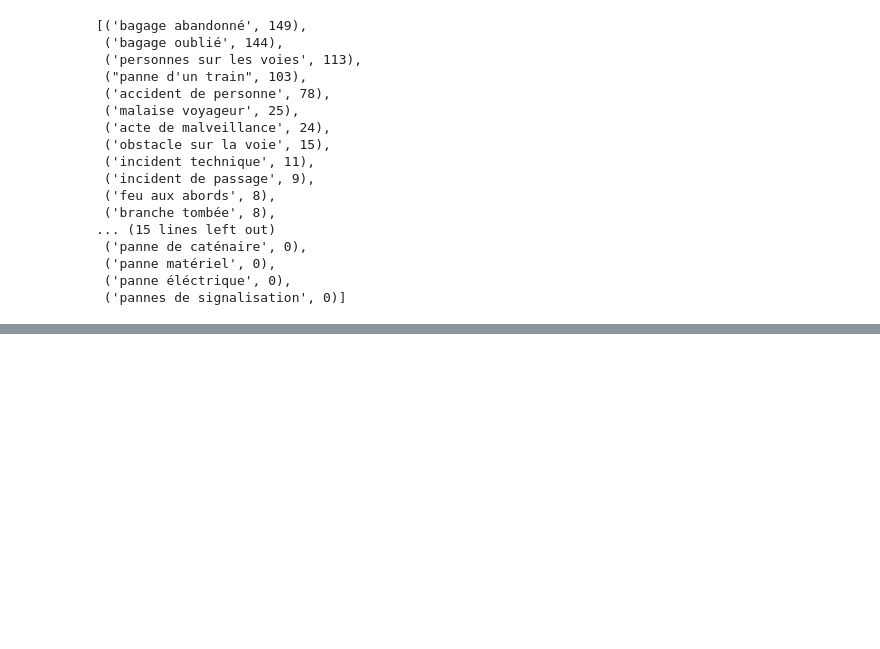
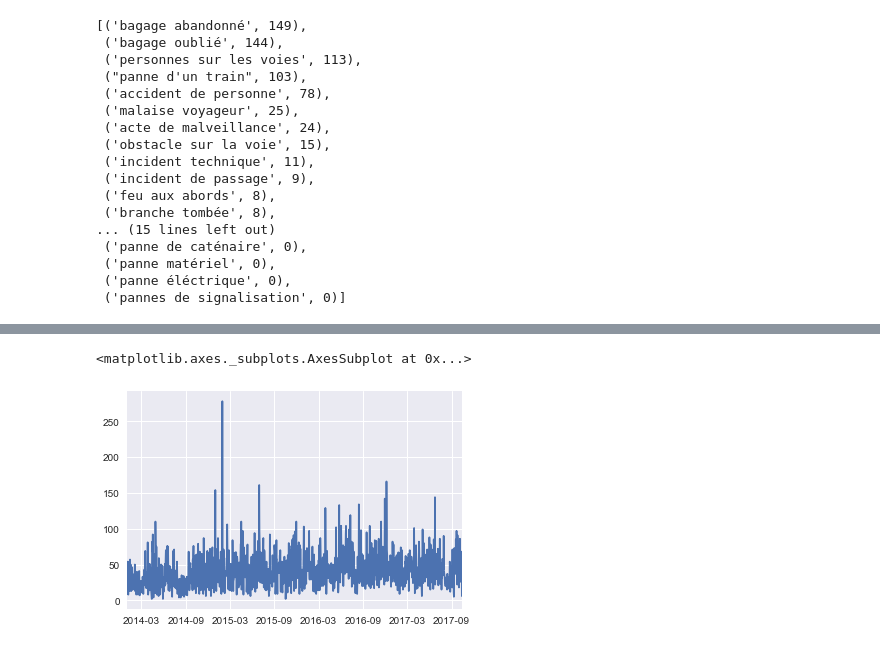
Before and after one commit to guidesc/DSBA---case-study, a Jupyter notebook: RATP.ipynb, the cells around one changed output, grey strips where cells are left out. Saved outputs shown, nothing was run; the diff lists cells and outputs as text; code cells hidden in the pictures; blank space fills up the shorter version.

Commit message:
#3rd try
1. update number of tweets per day
2. update data_cleaning menthod

```diff
--- a/RATP.ipynb
+++ b/RATP.ipynb
@@ -96,7 +96,14 @@ line_dict['RER_C'].username[0]
 import re
 def clean_data(input):
     pd.options.display.max_colwidth = 200
-    if re.search('RER[CDE]_SNCF',input.username[0]):
+    input['date'] = pd.to_datetime(input.date)
+    input = input[input.date > pd.to_datetime('2014-1-1')]
+
+    # replace pte, chateau
+    input.text = input.text.str.replace('Pte|pte', 'Porte')
+    input.text = input.text.str.replace('Chateau|chateau', 'Château')
+
+    if re.search('RER[CDE]_SNCF',input.username.iloc[0]):
         output = input[input.text.str.contains('Infotrafic', na=False)]
     else:
         to_drop = ["Bonjour", "@",'Théo', 'Emma','Bjr','Inès',
@@ -105,4 +112,3 @@ def clean_data(input):
                    'rerc','rerd', 'rere','Infotrafic'] # all about conversations
         output = input[~input.text.str.contains('|'.join(to_drop), na=False)]
     return output
-output = clean_data(line_dict['RER_A'])
@@ -108,0 +141,5 @@ output = clean_data(line_dict['RER_A'])
+# %%
+# after data cleaning, size of the data set
+for k in line_dict.keys():
+    line_dict[k] = clean_data(line_dict[k])
+    print(k, line_dict[k].shape)
@@ -419,0 +397,3 @@ Name: username, dtype: int64
+# %%
+date_tweets = df_consol.date.apply(lambda x: x.date()).value_counts()
+date_tweets.iloc[:10]
@@ -423,0 +415,5 @@ df_consol.plot(x='date', y='')
+# %%
+date_tweets.plot()
+# %% [output]
+<matplotlib.axes._subplots.AxesSubplot at 0x...>
+[figure, added]
```
Also changed, not shown: parts of 24 cells of this notebook, 1 other file.
